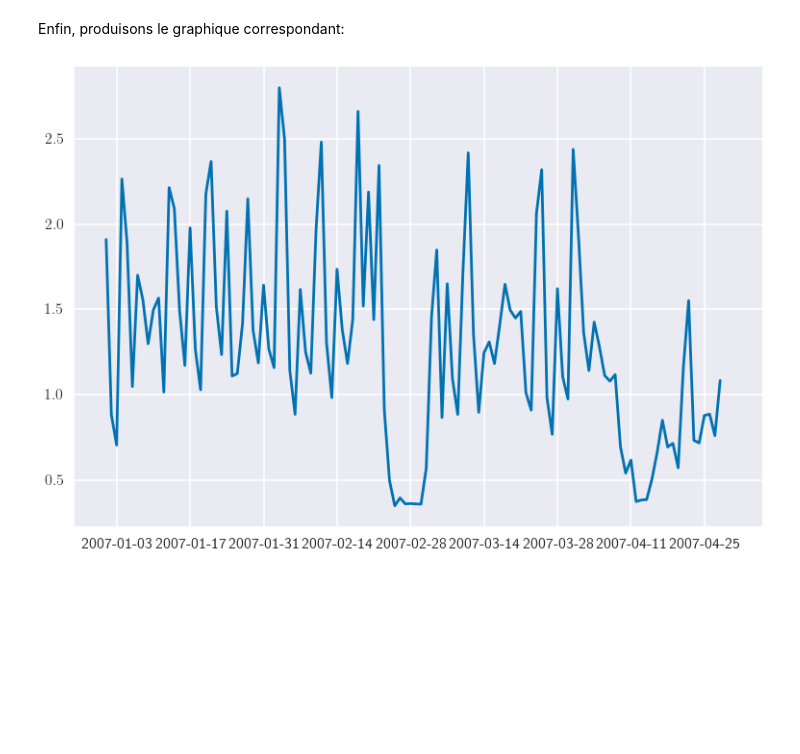
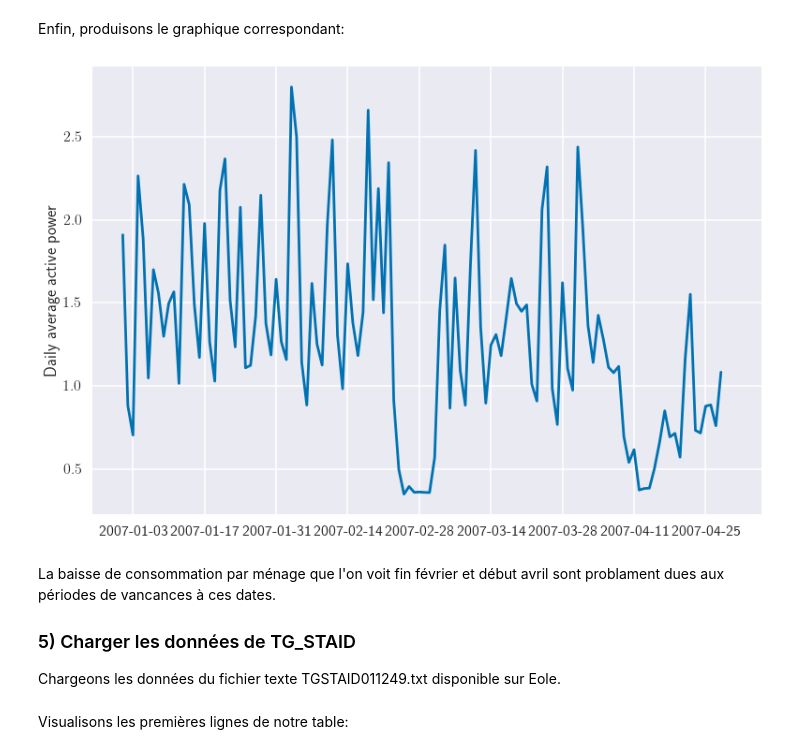
Before and after one commit to AntoineBarczewski/Telecom-MDI720, a Jupyter notebook: TP1/MDI720_TP1.ipynb, the cells around one changed output. Cells and saved outputs as stored; diff of their text form; code cells hidden in the pictures; blank space fills up the shorter version.

```diff
--- a/TP1/MDI720_TP1.ipynb
+++ b/TP1/MDI720_TP1.ipynb
@@ -35,10 +35,10 @@ rc('font', **{'family': 'sans-serif', 'sans-serif': ['Computer Modern Roman']})
 params = {'axes.labelsize': 12,
           'font.size': 12,
           'legend.fontsize': 12,
-          'xtick.labelsize': 10,
+          'xtick.labelsize': 8,
           'ytick.labelsize': 10,
           'text.usetex': True,
-          'figure.figsize': (8, 6)}
+          'figure.figsize': (16, 8)}
 plt.rcParams.update(params)
 
 sns.set_context("poster")
@@ -140,4 +143,4 @@ print(df_clean.shape)
 ### 3) Créer une time series
 Créons d'abord un nouvel index à partir des colonnes 'Date' et 'Time', en utilisant la fonction pd.to_datetime:
 # %%
-index_time = df_clean[['Date','Time']].apply(lambda x: pd.to_datetime(x[0]+ ' ' + x[1],dayfirst=True),axis=1)
+df_clean['Date_Time'] = df_clean[['Date','Time']].apply(lambda x: pd.to_datetime(x[0]+ ' ' + x[1],dayfirst=True),axis=1)
@@ -162,7 +147,7 @@ Length: 196268, dtype: datetime64[ns]
 # %% [markdown]
 Ainsi nous pouvons remplacer le précédent index par le nouveau:
 # %%
-df_timeIndex = df_clean[['Global_active_power']].set_index(index_time) # seule la métrique compte désormais
+df_timeIndex = df_clean.set_index('Date_Time')[['Global_active_power']] # seule la métrique compte
 df_timeIndex.head()
 # %% [output]
 |  | Global_active_power |
@@ -202,10 +172,16 @@ Enfin, produisons le graphique correspondant:
 # %%
 x = df_dateFiltered_dailyMean.index
 y = df_dateFiltered_dailyMean['Global_active_power']
 
 fig, ax = plt.subplots()
+ax.set_ylabel('Daily average active power')
 
-ax.plot(x, y, zorder=10)
+ax.plot(x, y)
 plt.show()
 # %% [output]
-[figure, old version]
+[figure, new version]
+# %% [markdown]
+La baisse de consommation par ménage que l'on voit fin février et début avril sont problament dues aux périodes de vancances à ces dates.
+
+### 5) Charger les données de TG_STAID
+Chargeons les données du fichier texte TGSTAID011249.txt disponible sur Eole.
@@ -211,0 +202,2 @@ plt.show()
+# %% [markdown]
+Visualisons les premières lignes de notre table:
```
Also changed, not shown: parts of 34 cells of this notebook, 1 other file.
